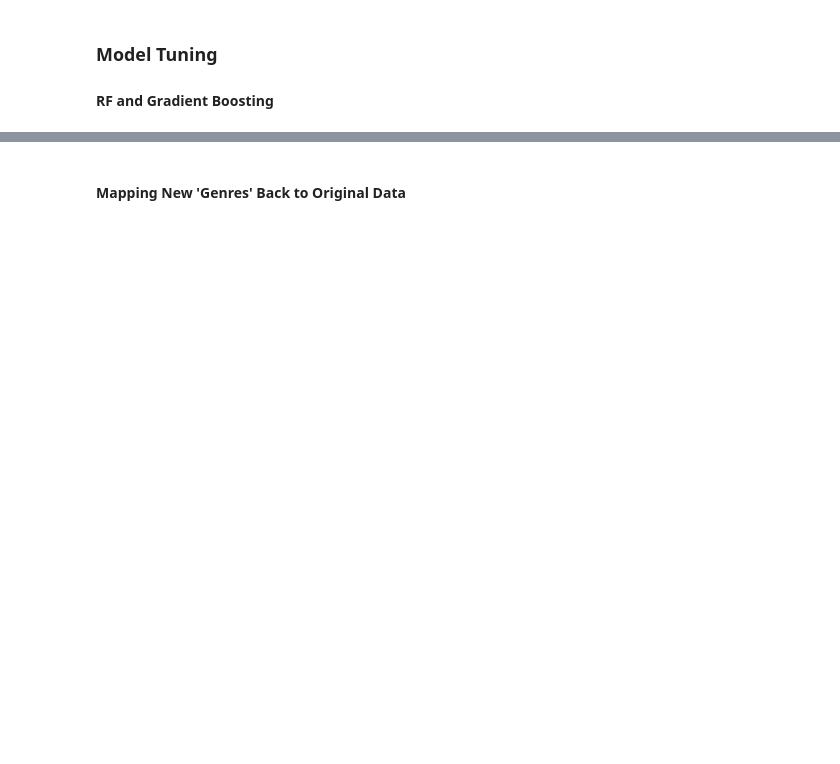
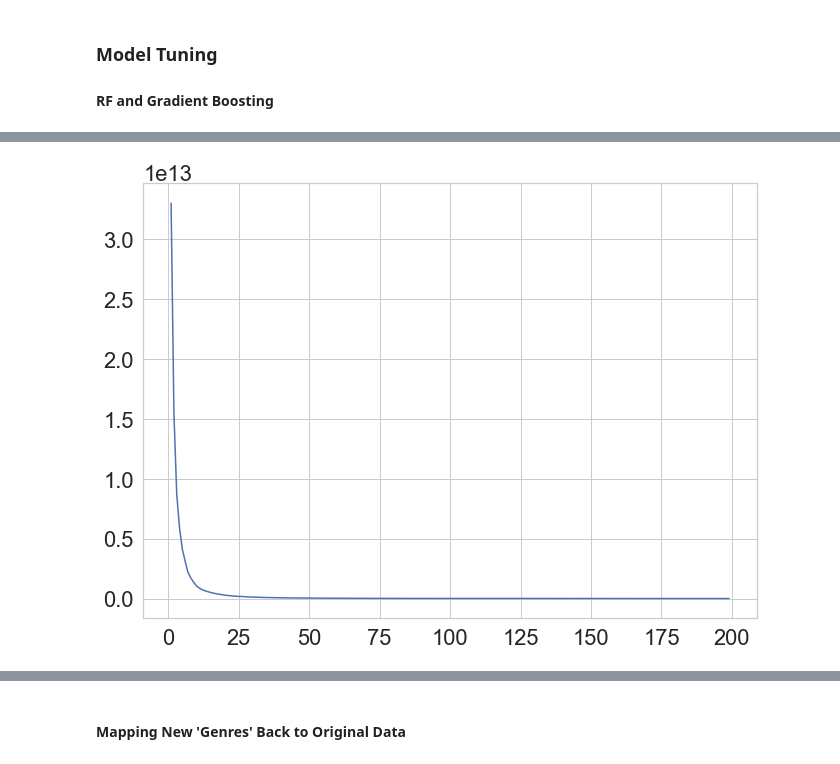
Before and after one commit to mattzhao-R/spotify, a Jupyter notebook: draft_analysis.ipynb, the cells around one changed output, grey strips where cells are left out. Saved outputs shown, nothing was run; the diff lists cells and outputs as text; code cells hidden in the pictures; blank space fills up the shorter version.

```diff
--- a/draft_analysis.ipynb
+++ b/draft_analysis.ipynb
@@ -247,0 +321,22 @@ LogLoss: 2.004542685321732       F1: 0.7581319516972962
+# %%
+from sklearn.preprocessing import StandardScaler
+
+ss = StandardScaler()
+scaled = ss.fit_transform(X)
+
+wcss = []
+start = 1
+end = 200
+
+start_time = time.time()
+
+for i in range(start, end):
+    clustering = KMeans(n_clusters=i, init='k-means++', random_state=42)
+    clustering.fit(X)
+    wcss.append(clustering.inertia_)
+
+ks = list(range(start,end))
+sns.lineplot(x = ks, y = wcss)
+
+print("Generating elbow took", time.time()-start_time) # 610.5756132602692 s (12 min)
+# %% [output]
@@ -247,0 +344 @@ LogLoss: 2.004542685321732       F1: 0.7581319516972962
+[figure, added]
```
Also changed, not shown: parts of 16 cells of this notebook.
